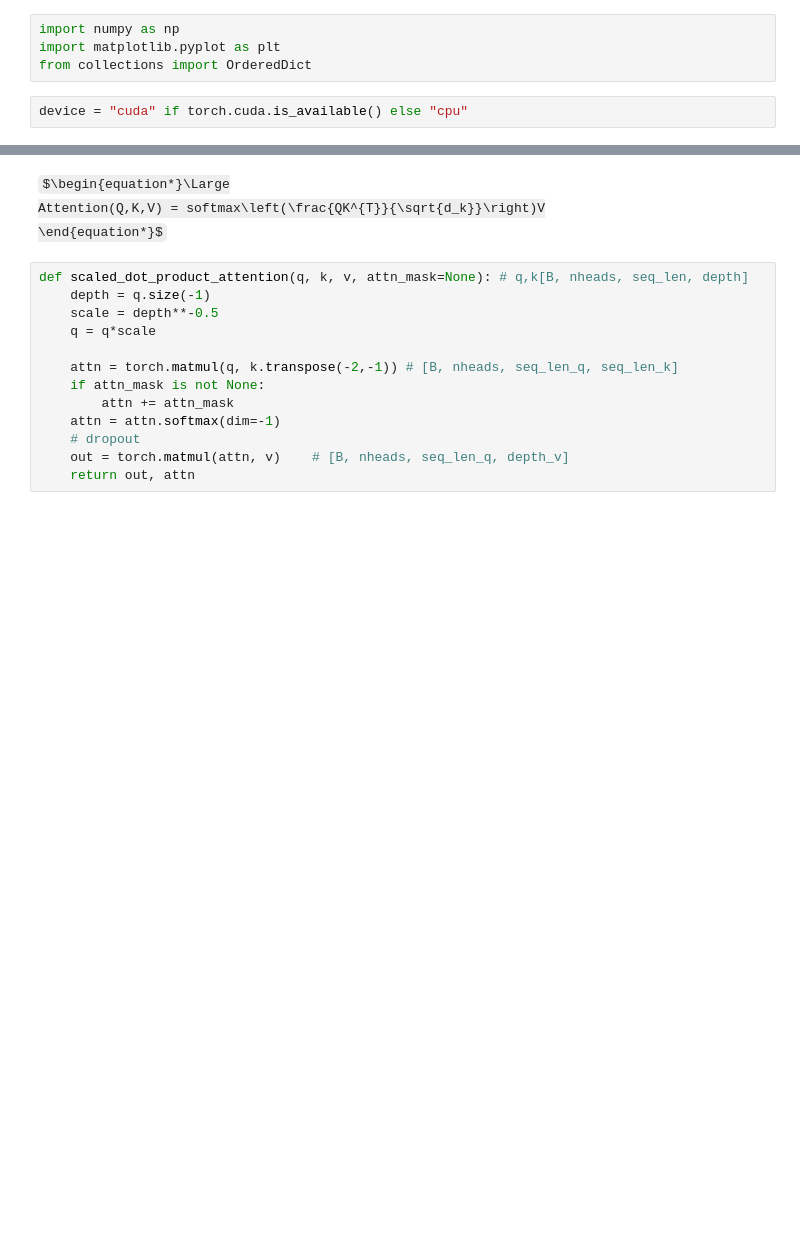
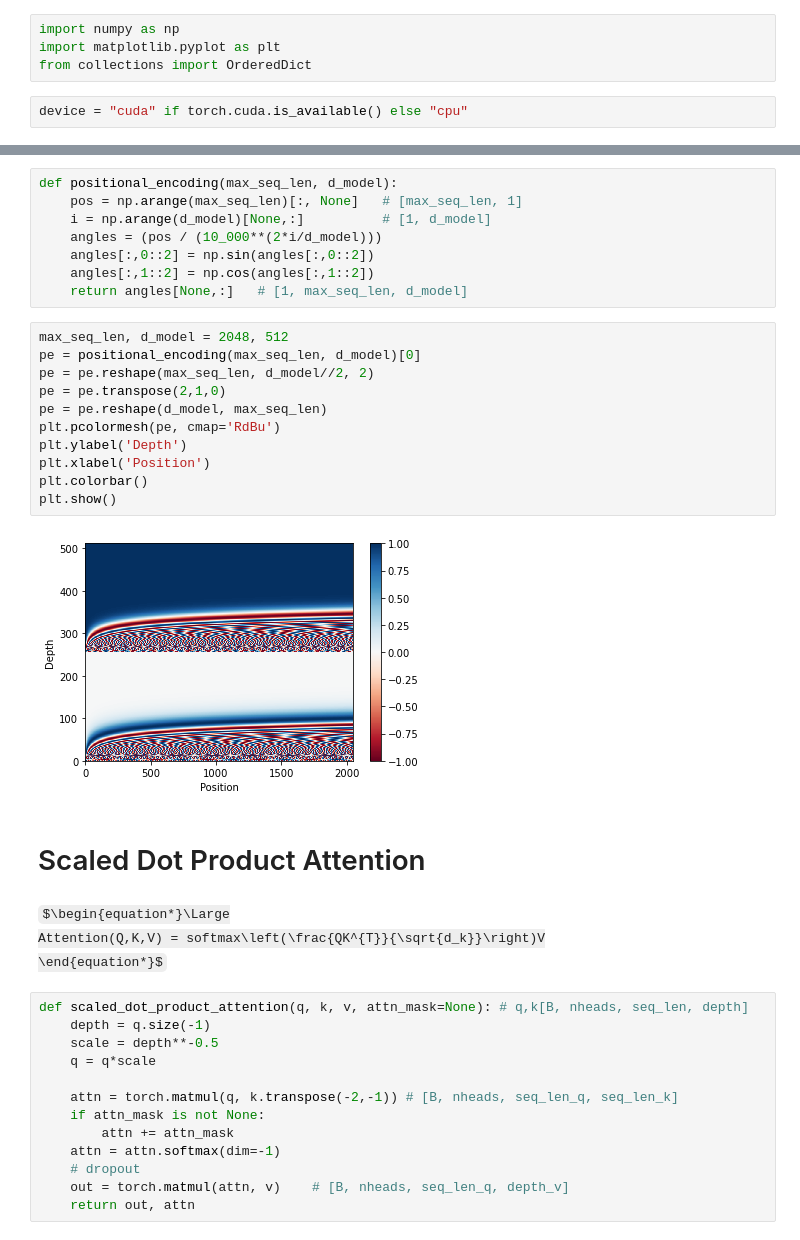
Before and after one commit to ShivamShrirao/transformers_pytorch, a Jupyter notebook: Transformers.ipynb, the cells around one changed output, grey strips where cells are left out. Cells and saved outputs as stored; diff of their text form; some formulas as TeX source; blank space fills up the shorter version.

Commit message:
position encoding

```diff
--- a/Transformers.ipynb
+++ b/Transformers.ipynb
@@ -11,3 +21,26 @@ device = "cuda" if torch.cuda.is_available() else "cpu"
+# %%
+def positional_encoding(max_seq_len, d_model):
+    pos = np.arange(max_seq_len)[:, None]   # [max_seq_len, 1]
+    i = np.arange(d_model)[None,:]          # [1, d_model]
+    angles = (pos / (10_000**(2*i/d_model)))
+    angles[:,0::2] = np.sin(angles[:,0::2])
+    angles[:,1::2] = np.cos(angles[:,1::2])
+    return angles[None,:]   # [1, max_seq_len, d_model]
+# %%
+max_seq_len, d_model = 2048, 512
+pe = positional_encoding(max_seq_len, d_model)[0]
+pe = pe.reshape(max_seq_len, d_model//2, 2)
+pe = pe.transpose(2,1,0)
+pe = pe.reshape(d_model, max_seq_len)
+plt.pcolormesh(pe, cmap='RdBu')
+plt.ylabel('Depth')
+plt.xlabel('Position')
+plt.colorbar()
+plt.show()
+# %% [output]
+[figure, added]
+# %% [markdown]
+# Scaled Dot Product Attention
 # %% [markdown]
 $\begin{equation*}\Large
 Attention(Q,K,V) = softmax\left(\frac{QK^{T}}{\sqrt{d_k}}\right)V
```
Also changed, not shown: parts of 8 cells of this notebook, 1 other file.
